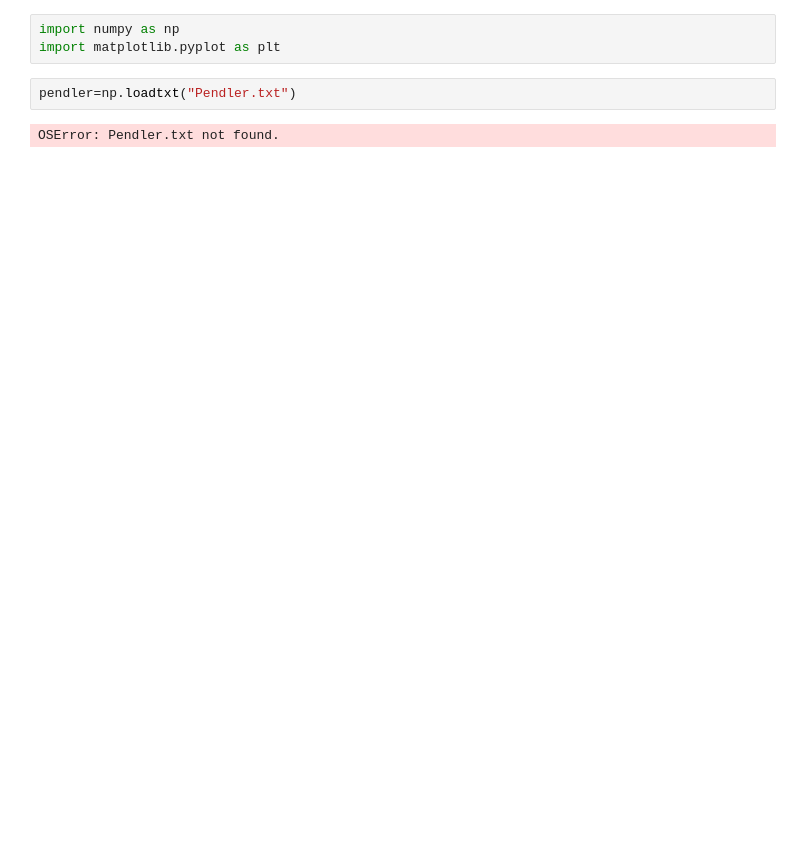
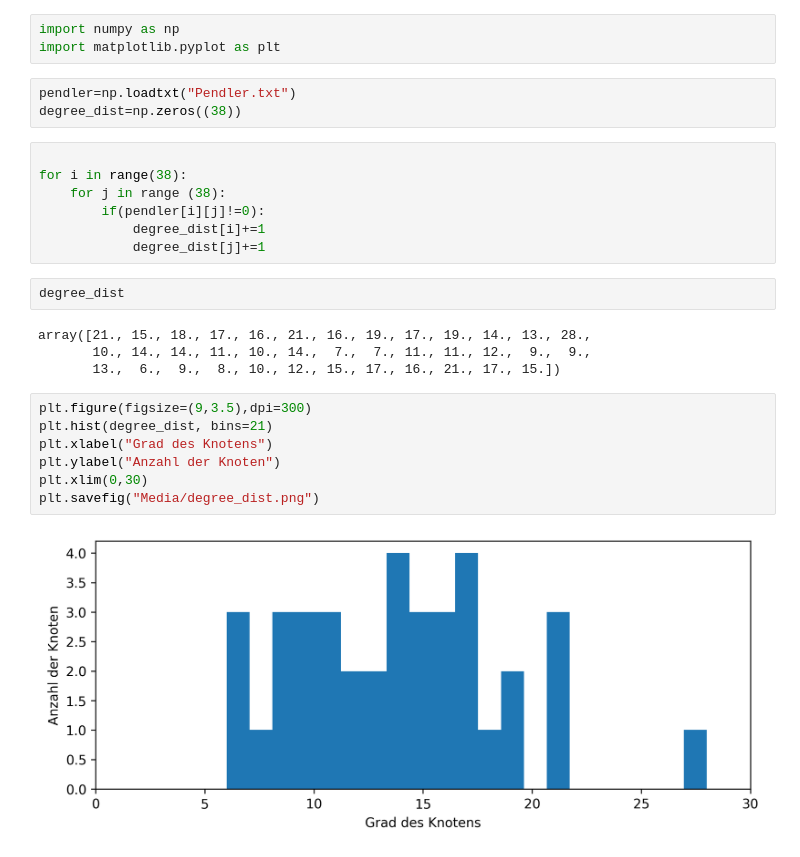
Before and after one commit to torbensun/Modeling-Of-Epidemics-With-Compartmental-And-Network-Models, a Jupyter notebook: Borders.ipynb, the cells around one changed output. Drawn from its saved outputs; the diff is of its cells as text; blank space fills up the shorter version.

```diff
--- a/Borders.ipynb
+++ b/Borders.ipynb
@@ -3,5 +3,26 @@ import numpy as np
 import matplotlib.pyplot as plt
 # %%
 pendler=np.loadtxt("Pendler.txt")
+degree_dist=np.zeros((38))
-# %% [output]
-OSError: Pendler.txt not found.
+# %%
+
+for i in range(38):
+    for j in range (38):
+        if(pendler[i][j]!=0):
+            degree_dist[i]+=1
+            degree_dist[j]+=1
+# %%
+degree_dist
+# %% [output]
+array([21., 15., 18., 17., 16., 21., 16., 19., 17., 19., 14., 13., 28.,
+       10., 14., 14., 11., 10., 14.,  7.,  7., 11., 11., 12.,  9.,  9.,
+       13.,  6.,  9.,  8., 10., 12., 15., 17., 16., 21., 17., 15.])
+# %%
+plt.figure(figsize=(9,3.5),dpi=300)
+plt.hist(degree_dist, bins=21)
+plt.xlabel("Grad des Knotens")
+plt.ylabel("Anzahl der Knoten")
+plt.xlim(0,30)
+plt.savefig("Media/degree_dist.png")
+# %% [output]
+[figure, added]
```
Also changed, not shown: 2 other files.
